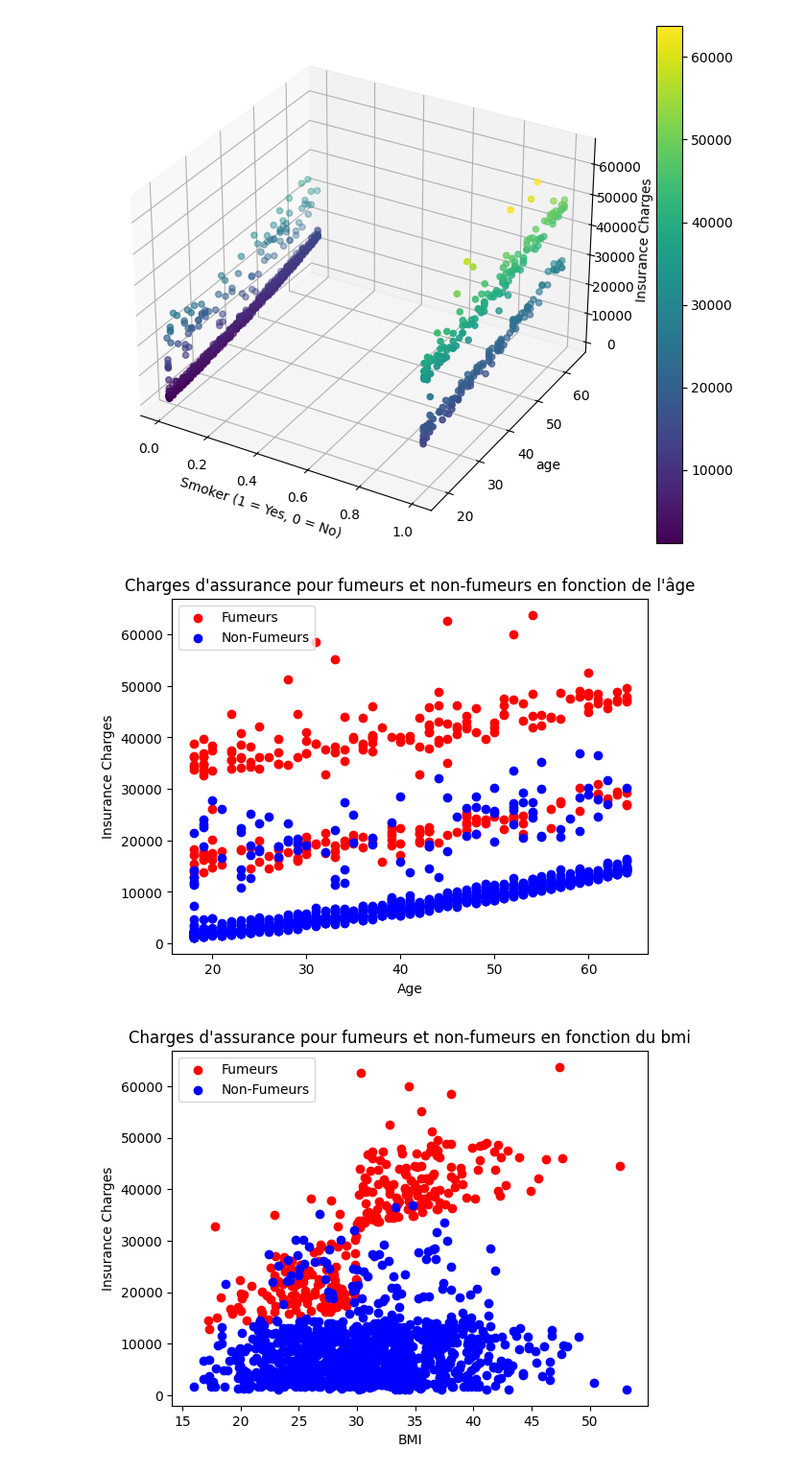
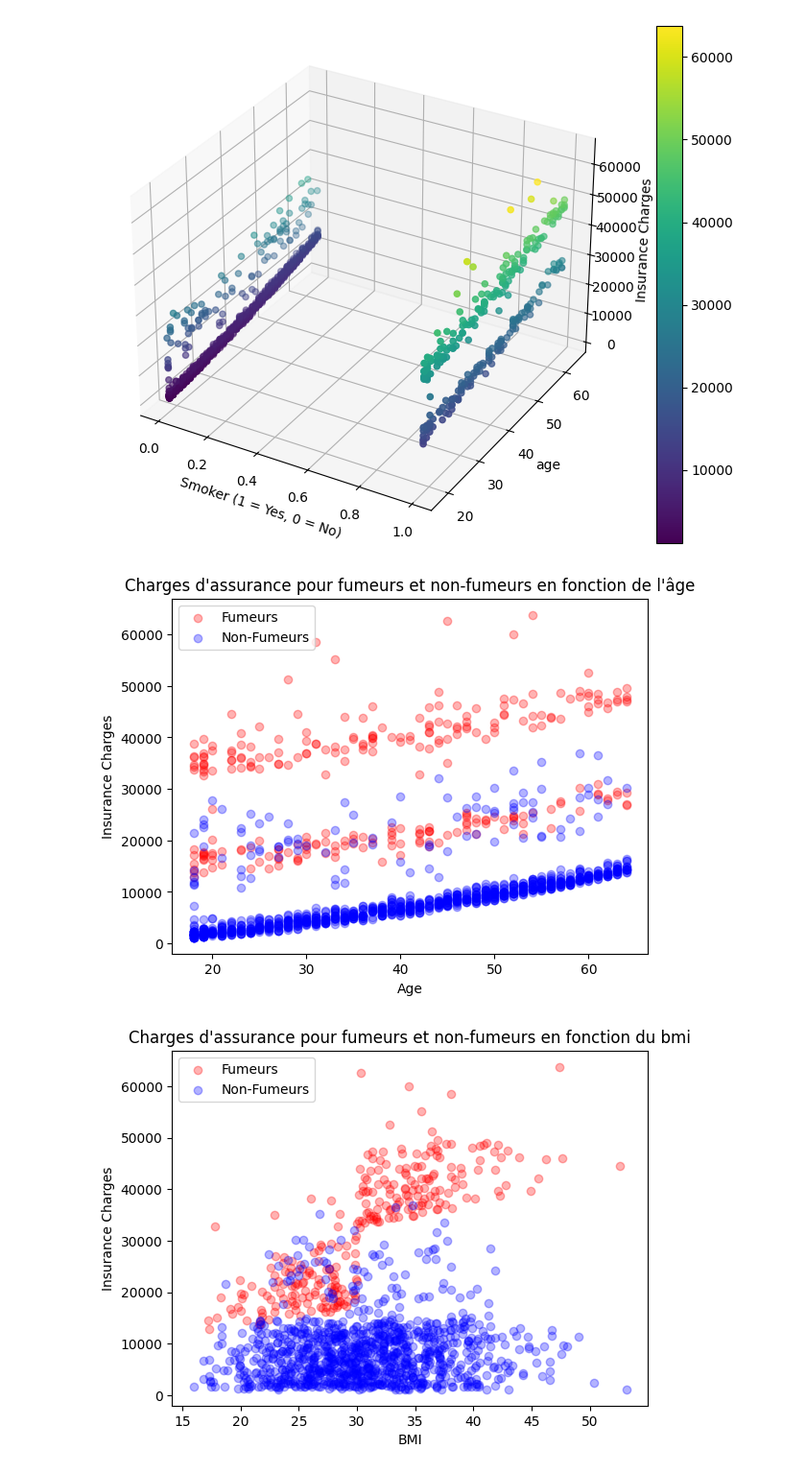
Before and after one commit to Memory77/brief_assurance_reg, a Jupyter notebook: analyse.ipynb, the cells around one changed output. Shown at 96% size. Cells and saved outputs as stored; diff of their text form; code cells hidden in the pictures.

```diff
--- a/analyse.ipynb
+++ b/analyse.ipynb
@@ -624,10 +634,10 @@ non_fumeurs = df[df['smoker'] == 0]
 fig, ax = plt.subplots()
 
 # tracage des points pour les fumeurs en une couleur
-sc1 = ax.scatter(fumeurs['age'], fumeurs['charges'], color='red', label='Fumeurs')
+sc1 = ax.scatter(fumeurs['age'], fumeurs['charges'], color='red', label='Fumeurs', alpha=0.3)
 
 # tracage des points pour les non-fumeurs
-sc2 = ax.scatter(non_fumeurs['age'], non_fumeurs['charges'], color='blue', label='Non-Fumeurs')
+sc2 = ax.scatter(non_fumeurs['age'], non_fumeurs['charges'], color='blue', label='Non-Fumeurs', alpha=0.3)
 
 ax.set_xlabel('Age')
 ax.set_ylabel('Insurance Charges')
@@ -637,28 +647,28 @@ ax.legend()
 plt.title("Charges d'assurance pour fumeurs et non-fumeurs en fonction de l'âge")
 plt.show()
 # %% [output]
-[figure, old version]
+[figure, new version]
 # %%
 #en 2D
 fumeurs = df[df['smoker'] == 1]
 non_fumeurs = df[df['smoker'] == 0]
 
 fig, ax = plt.subplots()
 
 # tracage des points pour les fumeurs
-sc1 = ax.scatter(fumeurs['bmi'], fumeurs['charges'], color='red', label='Fumeurs')
+sc1 = ax.scatter(fumeurs['bmi'], fumeurs['charges'], color='red', label='Fumeurs', alpha=0.3)
 
 # tracage des points pour les non-fumeurs
-sc2 = ax.scatter(non_fumeurs['bmi'], non_fumeurs['charges'], color='blue', label='Non-Fumeurs')
+sc2 = ax.scatter(non_fumeurs['bmi'], non_fumeurs['charges'], color='blue', label='Non-Fumeurs', alpha=0.3)
 
 ax.set_xlabel('BMI')
 ax.set_ylabel('Insurance Charges')
 #legende
 ax.legend()
 plt.title("Charges d'assurance pour fumeurs et non-fumeurs en fonction du bmi")
 plt.show()
 # %% [output]
-[figure, old version]
+[figure, new version]
 # %%
 
 
```
Also changed, not shown: parts of 17 cells of this notebook, 7 other files.
